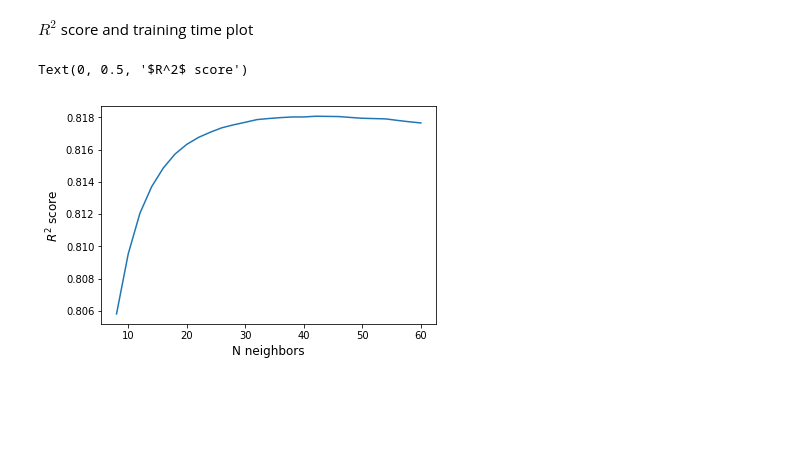
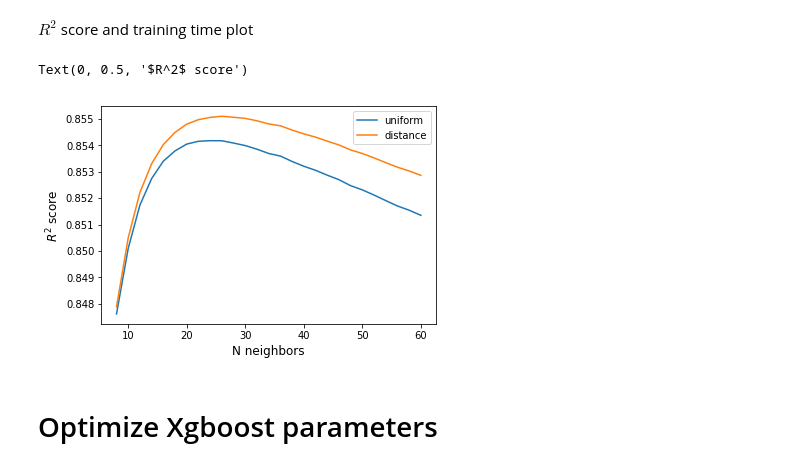
Before and after one commit to AlanPearl/margaret, a Jupyter notebook: notebooks/MassAnalysis.ipynb, the cells around one changed output. Cells and saved outputs as stored; diff of their text form; code cells hidden in the pictures; blank space fills up the shorter version.

```diff
--- a/notebooks/MassAnalysis.ipynb
+++ b/notebooks/MassAnalysis.ipynb
@@ -168,13 +208,3 @@ fig.savefig('Optimization.pdf')
 [figure]
 # %% [markdown]
 # Optimize K Nearest Neighbor parameters
-# %%
-neighbors = np.arange(8,62,2)
-knn_opt = np.zeros(len(neighbors)).tolist()
-regtest = ML.Regressors(col_shape, decals['mass_ir'])
-for i in tqdm(range(len(neighbors))):
-    knn = ML.KNeighborsRegressor(n_neighbors=neighbors[i], weights='distance')
-    score = ML.Regressors.CV_scoring(knn, regtest._scaled_X, decals['mass_ir'])
-    knn_opt[i] = {}
-    for key in score:
-        knn_opt[i][key] = score[key]
@@ -185,9 +211,33 @@ msescore = [score['MSE'] for score in knn_opt]
+# %%
+### GridsearchCV
+model = ML.KNeighborsRegressor()
+param_grid = {'n_neighbors': np.arange(8,62,2).tolist(),
+              'weights': ['uniform', 'distance']}
+gscv = GridSearchCV(estimator=model, param_grid=param_grid, cv=5, scoring='r2')
+# %%
+start = time.time()
+gscv.fit(col_shape, decals['mass_ir'])
+print(time.time()-start)
 # %% [markdown]
 $R^2$ score and training time plot
+# %%
+grid_scores = np.array(gscv.grid_scores_)
+mscore = grid_scores[:,1]
+scores = grid_scores[:,2]
+params = grid_scores[:,0]
+nneighbor = np.ones(len(params))
+weight = np.full(len(params),None)
+for i in range(len(params)):
+    nneighbor[i] = params[i]['n_neighbors']
+    weight[i] = params[i]['weights']
 # %%
-plt.plot(neighbors, R2score)
-plt.xlabel('N neighbors', fontsize=12)
-plt.ylabel('$R^2$ score', fontsize=12)
+plt.plot(nneighbor[weight=='uniform'], mscore[weight=='uniform'], label='uniform')
+plt.plot(nneighbor[weight=='distance'], mscore[weight=='distance'], label='distance')
+plt.legend()
+plt.xlabel('N neighbors',fontsize=12)
+plt.ylabel('$R^2$ score',fontsize=12)
 # %% [output]
 Text(0, 0.5, '$R^2$ score')
-[figure, old version]
+[figure, new version]
+# %% [markdown]
+# Optimize Xgboost parameters
```
Also changed, not shown: parts of 38 cells of this notebook.
